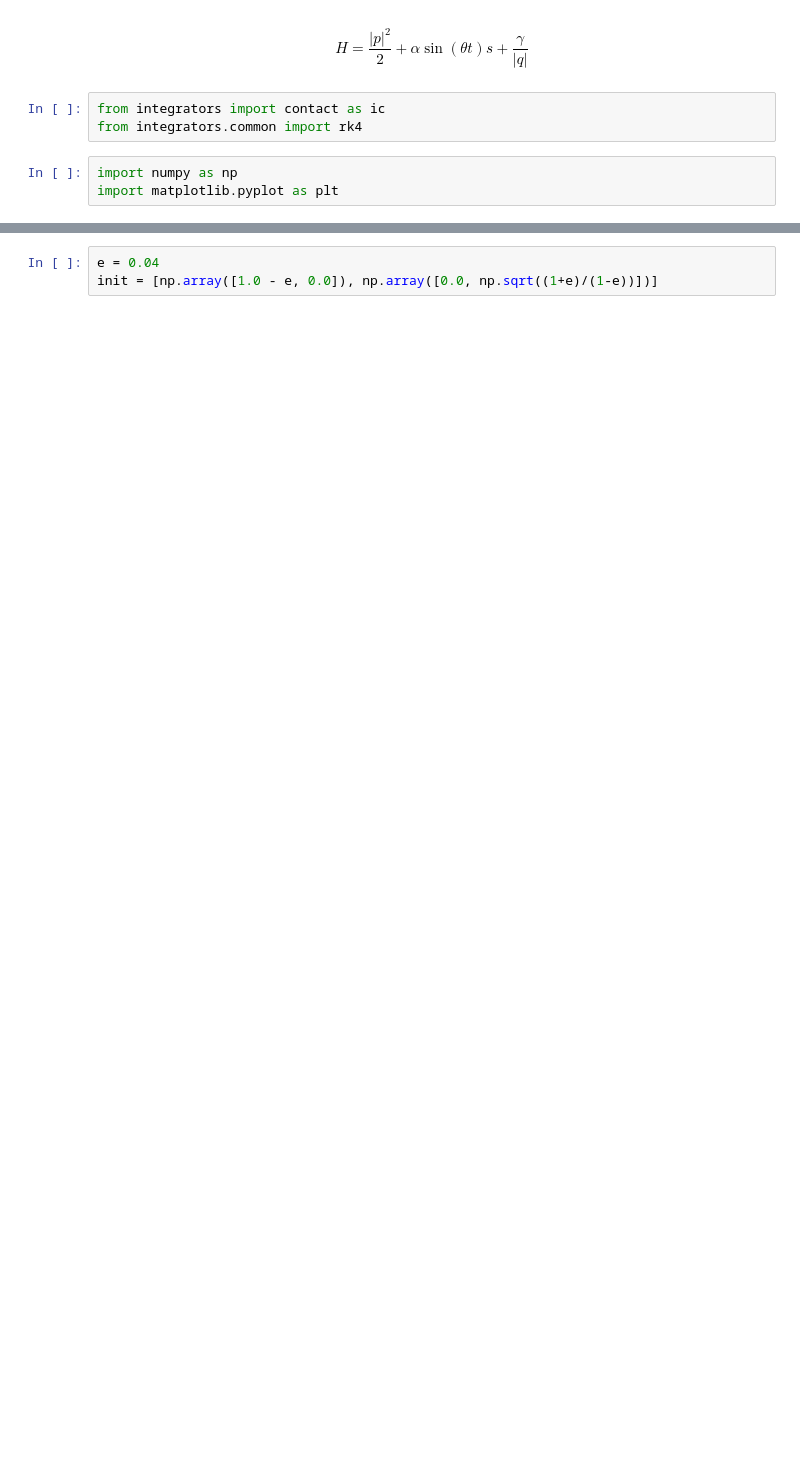
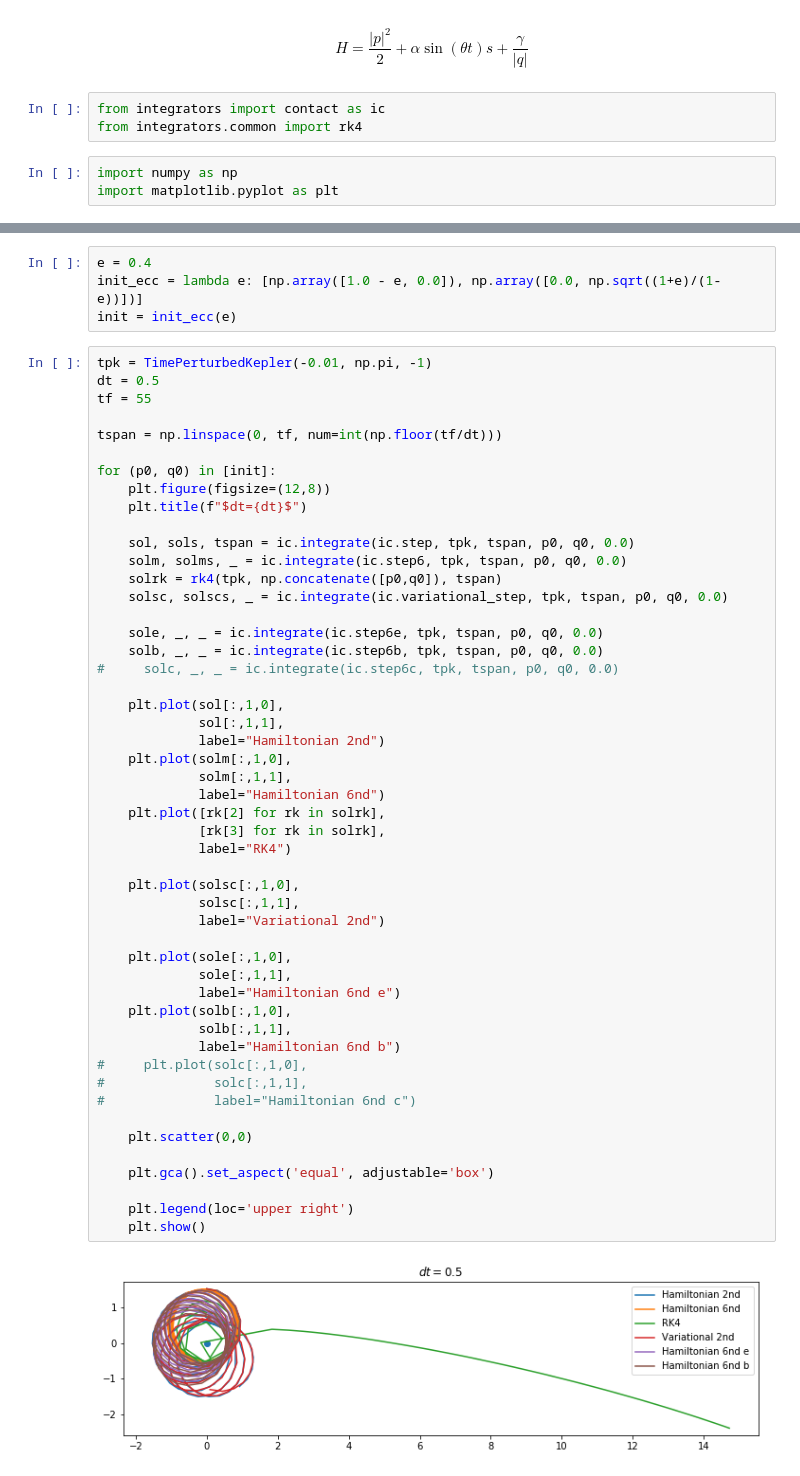
Before and after one commit to mseri/contact-integrators, a Jupyter notebook: The Time-Perturbed Kepler model.ipynb, the cells around one changed output, grey strips where cells are left out. Drawn from its saved outputs; the diff is of its cells as text; blank space fills up the shorter version.

```diff
--- a/The Time-Perturbed Kepler model.ipynb
+++ b/The Time-Perturbed Kepler model.ipynb
@@ -30,5 +24,58 @@ class TimePerturbedKepler:
     def Vq(self, q, t):
         return -q*self.gamma/np.linalg.norm(q)**3
 # %%
-e = 0.04
-init = [np.array([1.0 - e, 0.0]), np.array([0.0, np.sqrt((1+e)/(1-e))])]
+e = 0.4
+init_ecc = lambda e: [np.array([1.0 - e, 0.0]), np.array([0.0, np.sqrt((1+e)/(1-e))])]
+init = init_ecc(e)
+# %%
+tpk = TimePerturbedKepler(-0.01, np.pi, -1)
+dt = 0.5
+tf = 55
+
+tspan = np.linspace(0, tf, num=int(np.floor(tf/dt)))
+
+for (p0, q0) in [init]:
+    plt.figure(figsize=(12,8))
+    plt.title(f"$dt={dt}$")
+
+    sol, sols, tspan = ic.integrate(ic.step, tpk, tspan, p0, q0, 0.0)
+    solm, solms, _ = ic.integrate(ic.step6, tpk, tspan, p0, q0, 0.0)
+    solrk = rk4(tpk, np.concatenate([p0,q0]), tspan)
+    solsc, solscs, _ = ic.integrate(ic.variational_step, tpk, tspan, p0, q0, 0.0)
+
+    sole, _, _ = ic.integrate(ic.step6e, tpk, tspan, p0, q0, 0.0)
+    solb, _, _ = ic.integrate(ic.step6b, tpk, tspan, p0, q0, 0.0)
+#     solc, _, _ = ic.integrate(ic.step6c, tpk, tspan, p0, q0, 0.0)
+
+    plt.plot(sol[:,1,0],
+             sol[:,1,1],
+             label="Hamiltonian 2nd")
+    plt.plot(solm[:,1,0],
+             solm[:,1,1],
+             label="Hamiltonian 6nd")
+    plt.plot([rk[2] for rk in solrk],
+             [rk[3] for rk in solrk],
+             label="RK4")
+
+    plt.plot(solsc[:,1,0],
+             solsc[:,1,1],
+             label="Variational 2nd")
+
+    plt.plot(sole[:,1,0],
+             sole[:,1,1],
+             label="Hamiltonian 6nd e")
+    plt.plot(solb[:,1,0],
+             solb[:,1,1],
+             label="Hamiltonian 6nd b")
+#     plt.plot(solc[:,1,0],
+#              solc[:,1,1],
+#              label="Hamiltonian 6nd c")
+
+    plt.scatter(0,0)
+
+    plt.gca().set_aspect('equal', adjustable='box')
+
+    plt.legend(loc='upper right')
+    plt.show()
+# %% [output]
+[figure, added]
```
Also changed, not shown: parts of 6 cells of this notebook.
